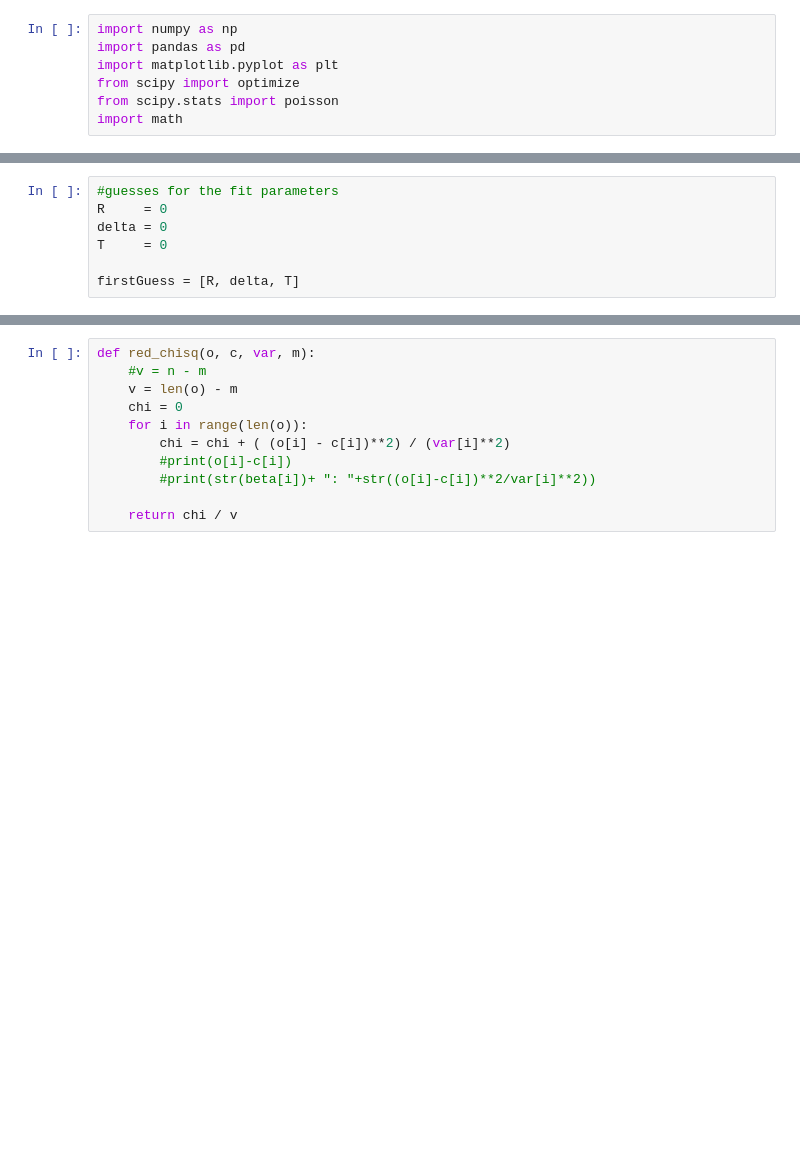
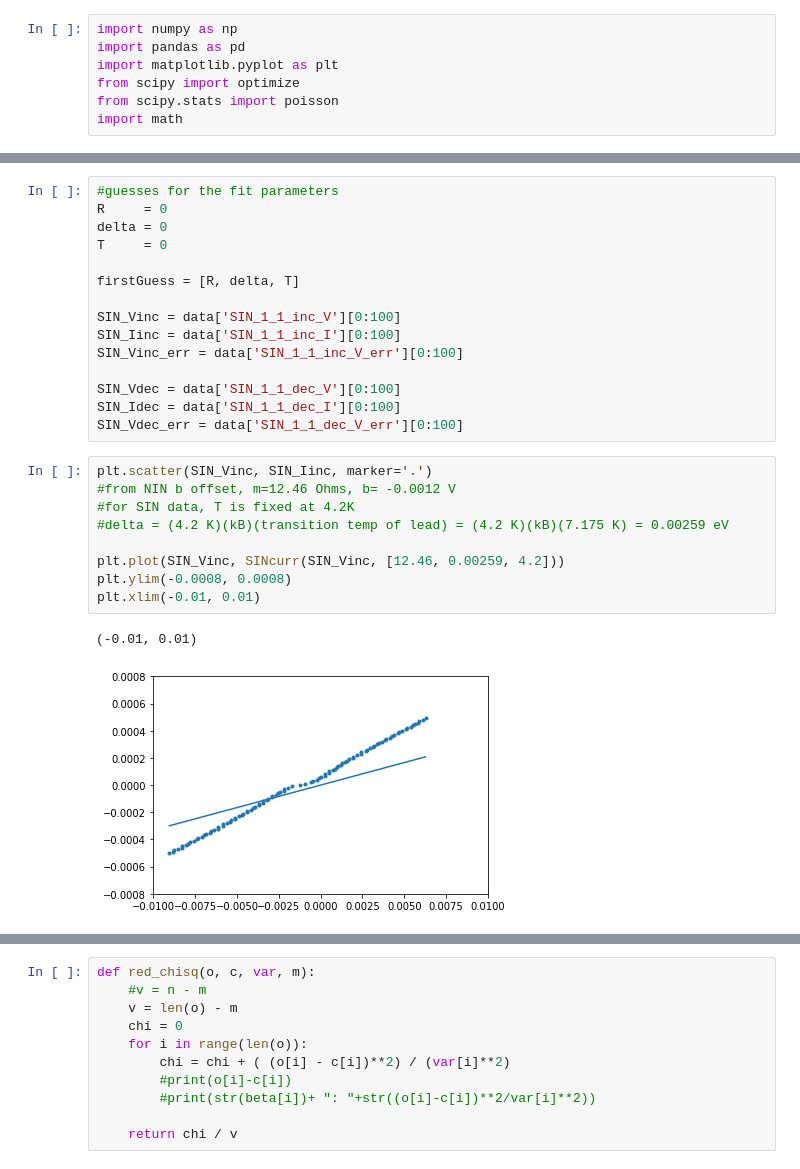
Before and after one commit to indibl99/adv_lab, a Jupyter notebook: sup_junc.ipynb, the cells around one changed output, grey strips where cells are left out. Drawn from its saved outputs; the diff is of its cells as text; blank space fills up the shorter version.

```diff
--- a/sup_junc.ipynb
+++ b/sup_junc.ipynb
@@ -31,3 +37,23 @@ delta = 0
 T     = 0
 
 firstGuess = [R, delta, T]
+
+SIN_Vinc = data['SIN_1_1_inc_V'][0:100]
+SIN_Iinc = data['SIN_1_1_inc_I'][0:100]
+SIN_Vinc_err = data['SIN_1_1_inc_V_err'][0:100]
+
+SIN_Vdec = data['SIN_1_1_dec_V'][0:100]
+SIN_Idec = data['SIN_1_1_dec_I'][0:100]
+SIN_Vdec_err = data['SIN_1_1_dec_V_err'][0:100]
+# %%
+plt.scatter(SIN_Vinc, SIN_Iinc, marker='.')
+#from NIN b offset, m=12.46 Ohms, b= -0.0012 V
+#for SIN data, T is fixed at 4.2K
+#delta = (4.2 K)(kB)(transition temp of lead) = (4.2 K)(kB)(7.175 K) = 0.00259 eV
+
+plt.plot(SIN_Vinc, SINcurr(SIN_Vinc, [12.46, 0.00259, 4.2]))
+plt.ylim(-0.0008, 0.0008)
+plt.xlim(-0.01, 0.01)
+# %% [output]
+(-0.01, 0.01)
+[figure, added]
```
Also changed, not shown: parts of 8 cells of this notebook.
